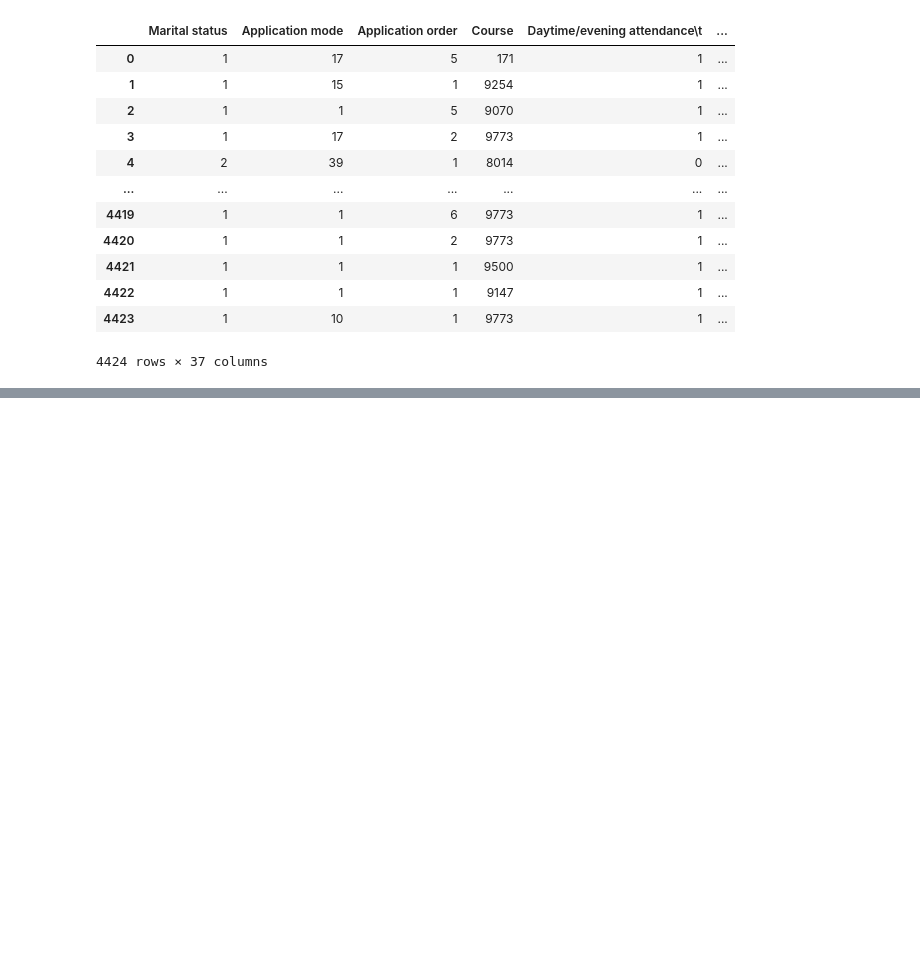
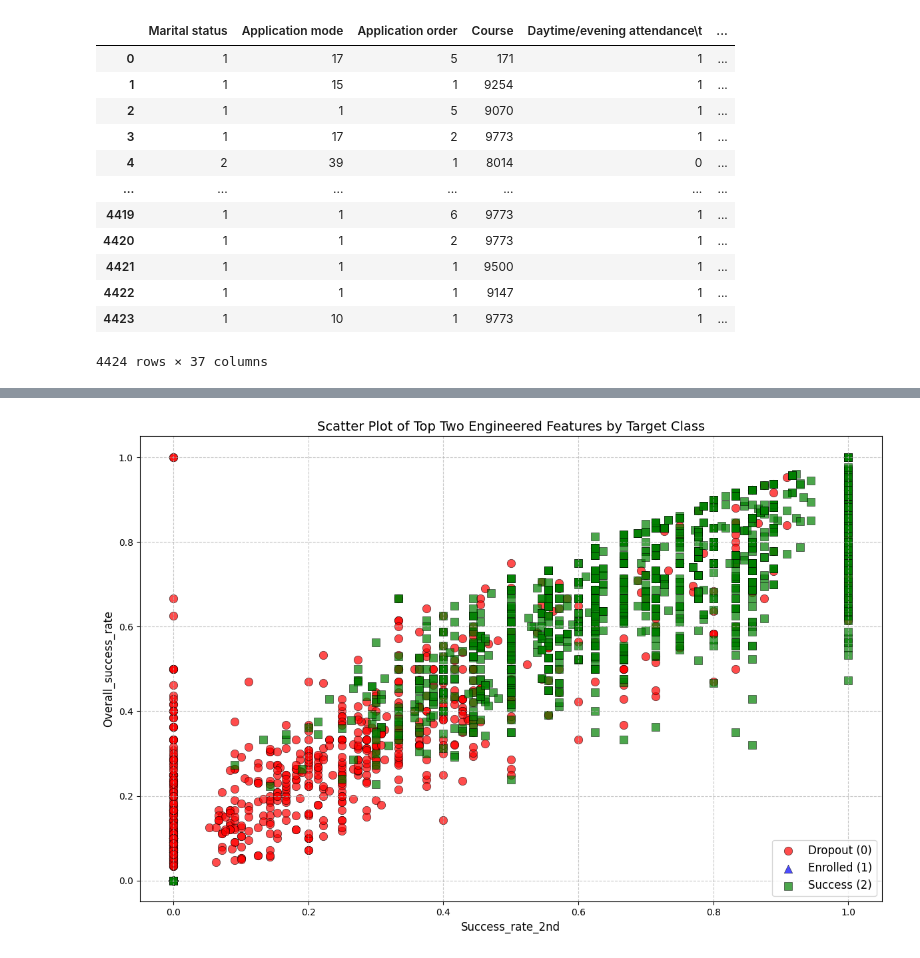
Before and after one commit to CuriousPercibal/info_era_peldak, a Jupyter notebook: Classification.ipynb, the cells around one changed output, grey strips where cells are left out. Cells and saved outputs as stored; diff of their text form; code cells hidden in the pictures; blank space fills up the shorter version.

```diff
--- a/Classification.ipynb
+++ b/Classification.ipynb
@@ -75,0 +691,85 @@ Index(['Marital status', 'Application mode', 'Application order', 'Course',
+# %%
+# Get the two most important engineered features based on correlation with target
+top_2_engineered = [feature for feature in new_features_corr.abs().nlargest(2).index.tolist()
+                   if feature != 'Target']
+
+# If we don't have 2 features yet (e.g., if 'Target' was in the top 2), add the next one
+if len(top_2_engineered) < 2:
+    more_features = [f for f in new_features_corr.abs().nlargest(3).index.tolist()
+                     if f != 'Target' and f not in top_2_engineered]
+    top_2_engineered.extend(more_features[:2-len(top_2_engineered)])
+
+print(f"The two most important engineered features:\n1. {top_2_engineered[0]}\n2. {top_2_engineered[1]}")
+
+# Create a DataFrame for plotting with the two selected features
+plot_df = df_fe[[top_2_engineered[0], top_2_engineered[1], 'Target']].copy()
+
+# Create scatter plot using matplotlib with different marker shapes for each class
+plt.figure(figsize=(12, 8))
+
+# Define marker shapes and colors for each target class
+markers = ['o', '^', 's']  # circle, triangle, square
+colors = ['red', 'blue', 'green']
+labels = ['Dropout (0)', 'Enrolled (1)', 'Success (2)']
+
+# Plot each target class separately with its own marker
+for i, target_val in enumerate([0, 1, 2]):
+    mask = plot_df['Target'] == target_val
+    plt.scatter(plot_df[mask][top_2_engineered[0]],
+                plot_df[mask][top_2_engineered[1]],
+                c=colors[i],
+                marker=markers[i],
+                s=80,
+                alpha=0.7,
+                edgecolors='black',
+                linewidths=0.5,
+                label=labels[i])
+
+plt.xlabel(top_2_engineered[0], fontsize=12)
+plt.ylabel(top_2_engineered[1], fontsize=12)
+plt.title(f'Scatter Plot of Top Two Engineered Features by Target Class', fontsize=14)
+plt.grid(True, linestyle='--', alpha=0.7)
+plt.legend(fontsize=12)
+plt.tight_layout()
+plt.show()
+
+# Create the same visualization with Plotly for interactivity, using different symbols
+fig = px.scatter(df_fe, x=top_2_engineered[0], y=top_2_engineered[1],
+                 color='Target',
+                 symbol='Target',  # Use different symbols based on Target value
+                 symbol_map={0: 'circle', 1: 'cross', 2: 'triangle-up'},
+                 color_discrete_map={0: 'red', 1: 'blue', 2: 'green'},
+                 labels={'Target': 'Class'},
+                 title=f'Interactive Scatter Plot of Top Two Engineered Features by Target Class',
+                 opacity=0.7)
+
+fig.update_traces(marker=dict(size=10, line=dict(width=1, color='DarkSlateGrey')))
+
+fig.update_layout(
+    width=900,
+    height=700,
+    xaxis_title=top_2_engineered[0],
+    yaxis_title=top_2_engineered[1],
+    legend_title="Target Class",
+)
+
+# Update legend with class labels
+fig.update_layout(
+    legend=dict(
+        title="Target Class",
+        itemsizing='constant',
+        traceorder='normal'
+    )
+)
+
+# Add more detailed legend explaining the classes
+fig.update_layout(
+    annotations=[
+        dict(x=1.01, y=1.05, xref="paper", yref="paper",
+             text="Target Classes:<br>0: Dropout (●)<br>1: Enrolled (✚)<br>2: Success (▲)",
+             showarrow=False, align="left")
+    ]
+)
+
+fig.show()
+# %% [output]
@@ -75,0 +779 @@ Index(['Marital status', 'Application mode', 'Application order', 'Course',
+[figure, added]
```
Also changed, not shown: parts of 17 cells of this notebook, 1 other file.
